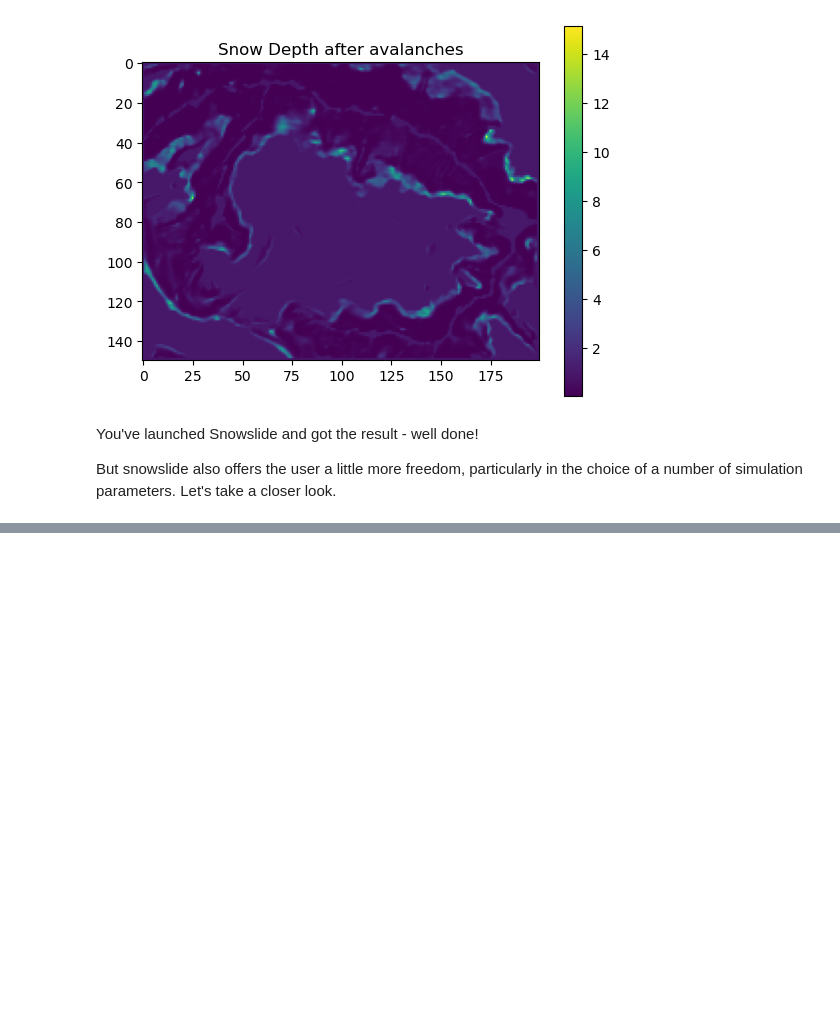
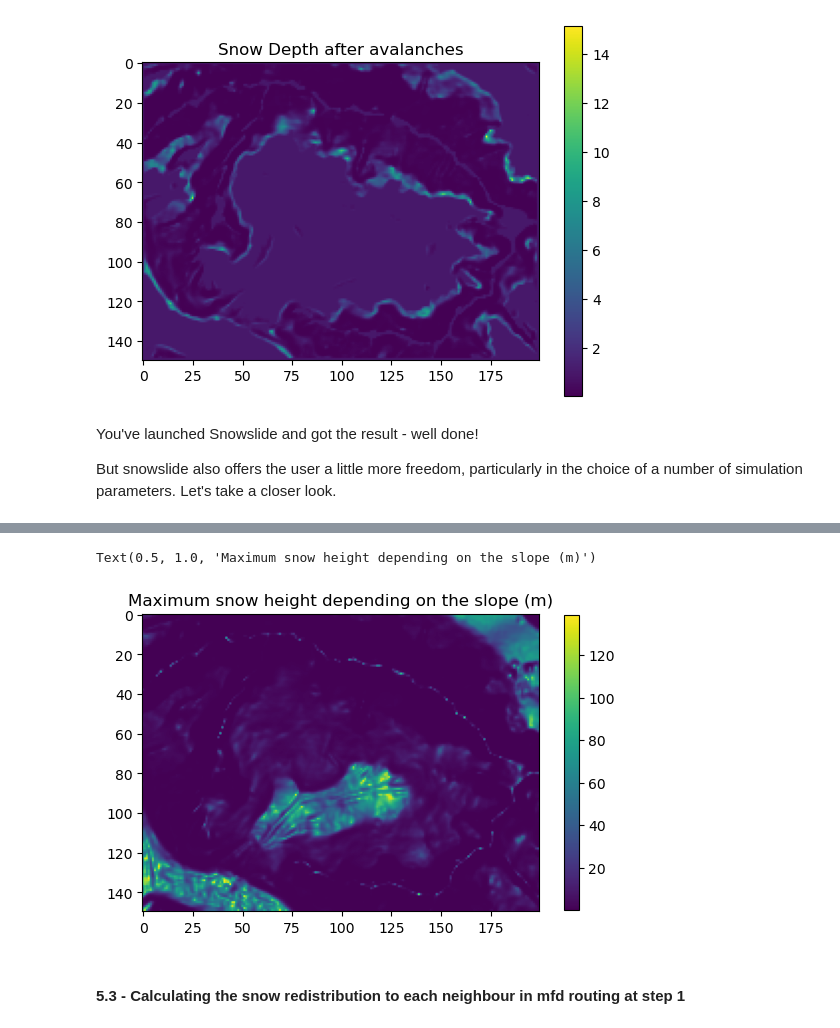
Before and after one commit to OGGM/Snowslide, a Jupyter notebook: example/How_to_use_snowslide.ipynb, the cells around one changed output, grey strips where cells are left out. Cells and saved outputs as stored; diff of their text form; code cells hidden in the pictures; blank space fills up the shorter version.

```diff
--- a/example/How_to_use_snowslide.ipynb
+++ b/example/How_to_use_snowslide.ipynb
@@ -158,0 +173,15 @@ More informations about each of these functions will be updated later in the Rea
+# %%
+a = 0.14
+c = 145
+min = 0.05
+snd_max = snd_max_exponential(dem_slope, a, c, min)
+# %%
+# Plotting code
+plt.imshow(snd_max)
+plt.colorbar(shrink=0.8)
+plt.title('Maximum snow height depending on the slope (m)')
+# %% [output]
+Text(0.5, 1.0, 'Maximum snow height depending on the slope (m)')
+[figure, added]
+# %% [markdown]
+#### 5.3 - Calculating the snow redistribution to each neighbour in mfd routing at step 1
```
Also changed, not shown: parts of 30 cells of this notebook, 8 other files.
